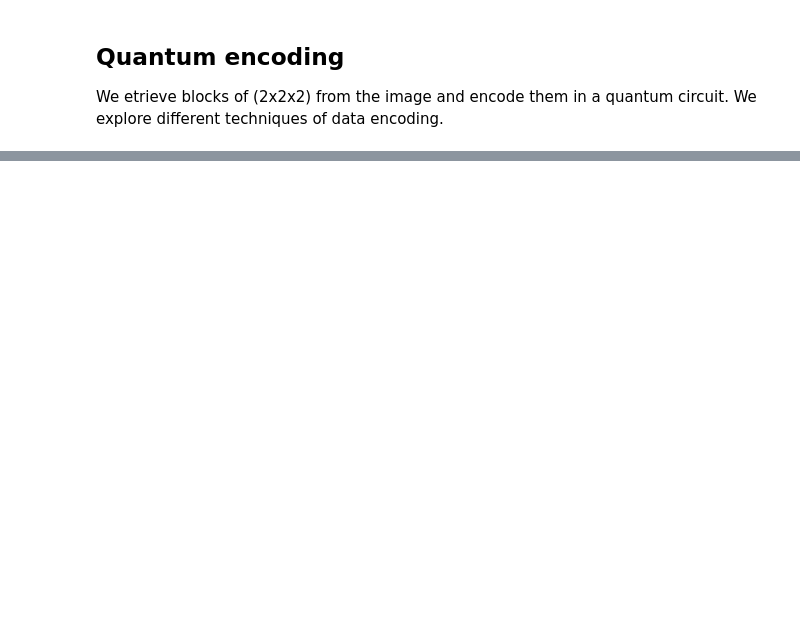
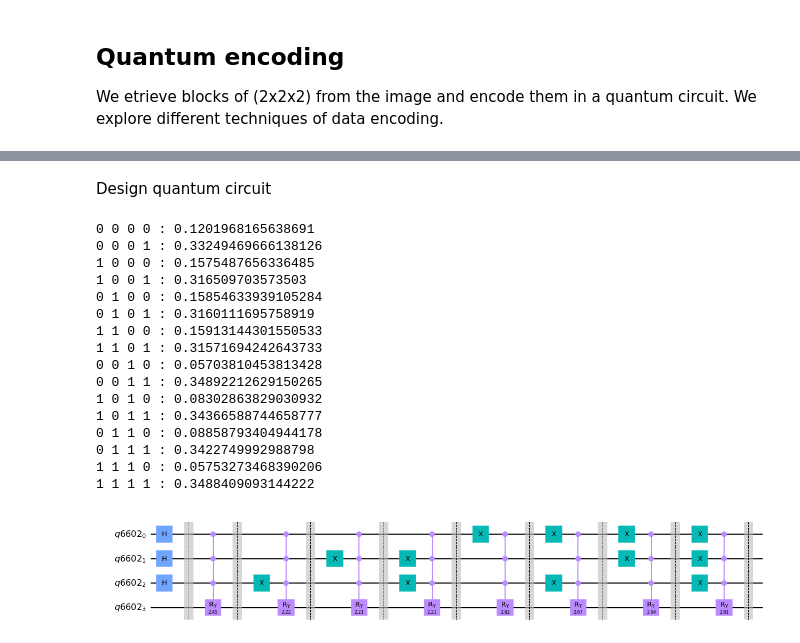
Before and after one commit to ingenii-dev/FAST-QML, a Jupyter notebook: model/3dcnn/Quantum_encoding.ipynb, the cells around one changed output, grey strips where cells are left out. Drawn from its saved outputs; the diff is of its cells as text; code cells hidden in the pictures; blank space fills up the shorter version.

Commit message:
quantum encoding

```diff
--- a/model/3dcnn/Quantum_encoding.ipynb
+++ b/model/3dcnn/Quantum_encoding.ipynb
@@ -65,6 +62,12 @@ We etrieve blocks of (2x2x2) from the image and encode them in a quantum circuit
+# %%
+from sklearn.preprocessing import MinMaxScaler
+# Data
+d = vol_batch_gaus[0][1].numpy()
+size = d.shape[0]
+# Scaler
+scaler = MinMaxScaler((0, np.pi/2))
+d_scaled = scaler.fit_transform(d.reshape(-1, 1)).reshape(size,size,size)
 # %%
-d = vol_batch_gaus[0][1].numpy()
-
 # Rolling 3D window for ND array
 def roll(a,      # ND array
          b,      # rolling 2D window array
@@ -85,5 +88,5 @@ def roll(a,      # ND array
     return np.lib.stride_tricks.as_strided(a, shape=shape, strides=strides)
 
 b=np.zeros((2,2,2))
-windows = roll(d,b,dx=2,dy=2,dz=2).reshape(-1,2,2,2)
+windows = roll(d_scaled,b,dx=2,dy=2,dz=2).reshape(-1,2,2,2)
 windows.shape
@@ -89,0 +106,6 @@ windows.shape
+# %%
+for i in range(windows.shape[0]):
+    if (windows[i]>1).all():
+        print(i)
+box = windows[3251]
+print(box)
@@ -89,0 +127,55 @@ windows.shape
+# %% [markdown]
+Design quantum circuit
+# %%
+qr = QuantumRegister(4)
+qc = QuantumCircuit(qr)
+# Apply hadamard gates on qubits 0,1,2
+qc.h(0)
+qc.h(1)
+qc.h(2)
+qc.barrier()
+
+coefs = []
+for k in range(box.shape[0]):
+    for j in range(box.shape[1]):
+        for i in range(box.shape[2]):
+            theta = box[i,j,k]
+            print(i,j,k,0, ':', np.cos(theta)/np.sqrt(8)  )
+            print(i,j,k,1, ':', np.sin(theta)/np.sqrt(8) )
+            coefs.append(np.cos(theta)/np.sqrt(8))
+            coefs.append(np.sin(theta)/np.sqrt(8))
+            # i-> 2, j->1, k->0, theta->3
+            # Apply X gate if the qubit is 1
+            if(i==1):
+                qc.x(2)
+            if(j==1):
+                qc.x(1)
+            if(k==1):
+                qc.x(0)
+
+            # Define triple controlled Rr
+            cccry = RYGate(2*theta).control(3)
+            # Apply triple controlled Ry rotation on qubit 3
+            qc.append(cccry, [0, 1,2, 3])
+            qc.barrier()
+
+# Draw circuit
+qc.draw('mpl')
+# %% [output]
+0 0 0 0 : 0.1201968165638691
+0 0 0 1 : 0.33249469666138126
+1 0 0 0 : 0.1575487656336485
+1 0 0 1 : 0.316509703573503
+0 1 0 0 : 0.15854633939105284
+0 1 0 1 : 0.3160111695758919
+1 1 0 0 : 0.15913144301550533
+1 1 0 1 : 0.31571694242643733
+0 0 1 0 : 0.05703810453813428
+0 0 1 1 : 0.34892212629150265
+1 0 1 0 : 0.08302863829030932
+1 0 1 1 : 0.34366588744658777
+0 1 1 0 : 0.08858793404944178
+0 1 1 1 : 0.3422749992988798
+1 1 1 0 : 0.05753273468390206
+1 1 1 1 : 0.3488409093144222
+[figure, added]
```
Also changed, not shown: parts of 15 cells of this notebook, 1 other file.
